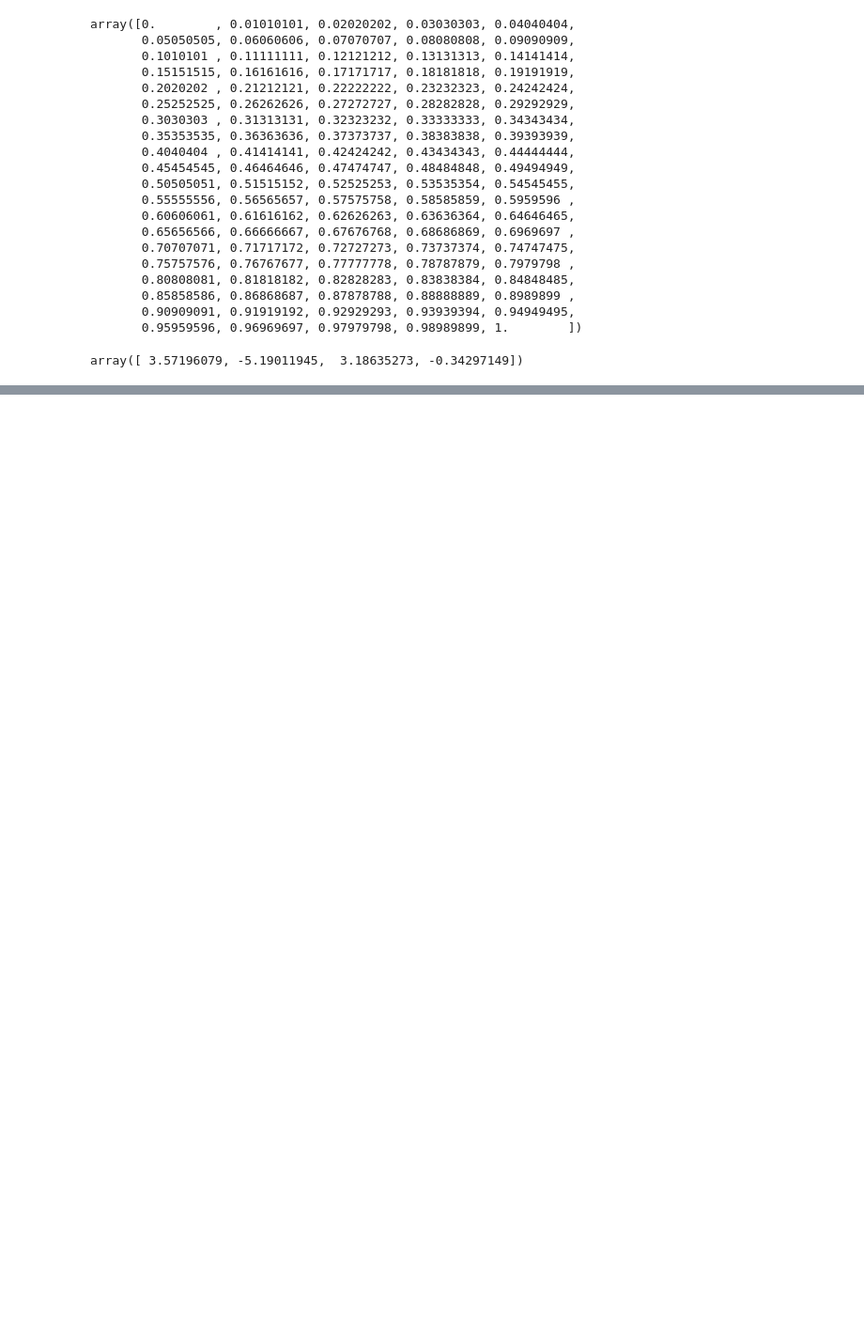
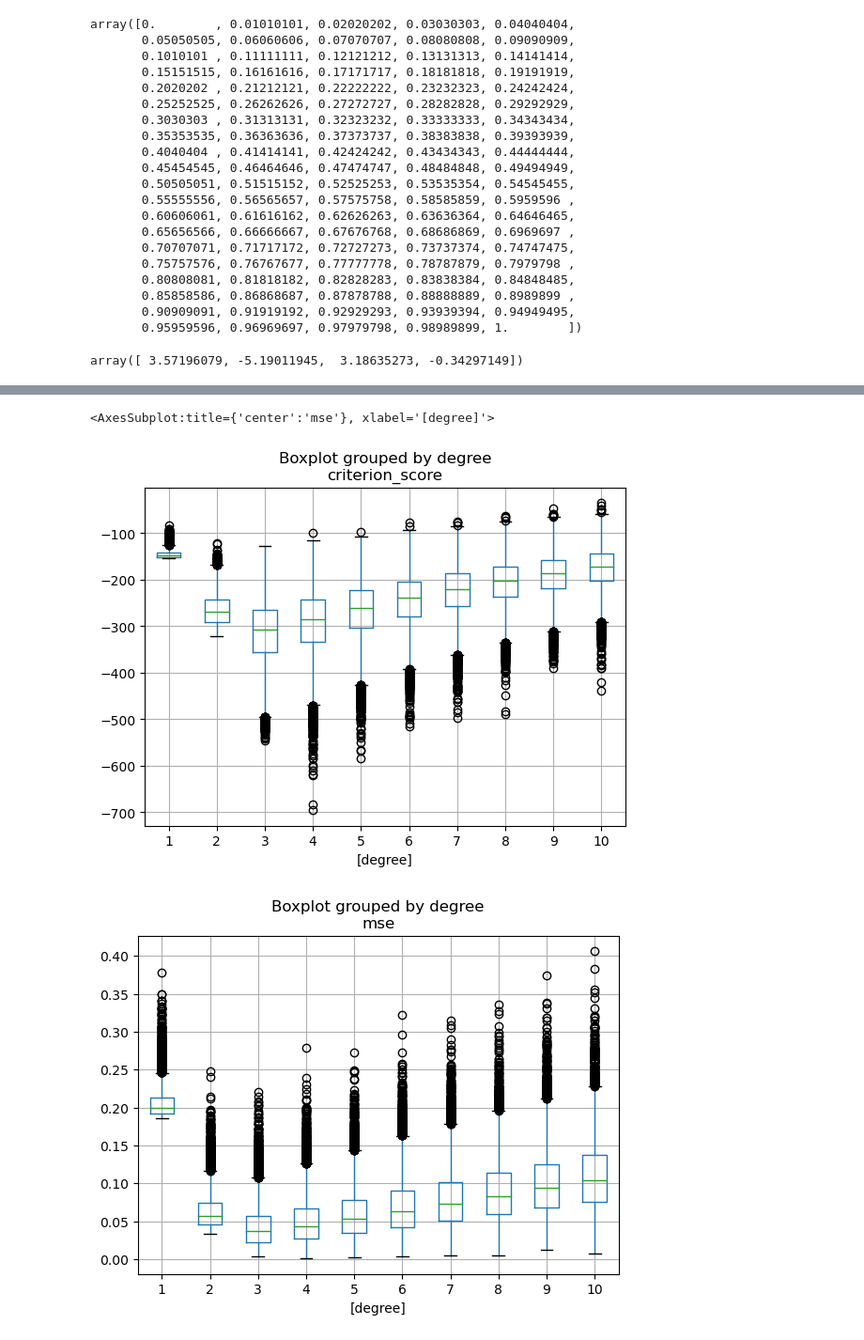
Before and after one commit to data-stepper/latex-university-shit, a Jupyter notebook: Abgaben/Stochastic ML/polynomial_regression.ipynb, the cells around one changed output, grey strips where cells are left out. Shown at 94% size. Cells and saved outputs as stored; diff of their text form; code cells hidden in the pictures; blank space fills up the shorter version.

Commit message:
Today I learned why I should use boxplots

```diff
--- a/Abgaben/Stochastic ML/polynomial_regression.ipynb
+++ b/Abgaben/Stochastic ML/polynomial_regression.ipynb
@@ -82,3 +99,36 @@ def calculate_aic(y: np.ndarray, y_hat: np.ndarray, k: int) -> float:
     n = len(y)
     sigma2 = np.sum((y - y_hat) ** 2) / (n - k - 1)
     return 2 * k + n * np.log(sigma2)
+# %%
+def find_rank(
+    x, y_true, criterion, max_degree: int = 10, n_runs: int = 10000
+) -> pd.DataFrame:
+
+    results = {
+        "degree": [],
+        "criterion_score": [],
+        "mse": [],
+    }
+
+    for degree in range(1, max_degree + 1):
+
+        for _ in range(n_runs):
+            y_observed = y_true + make_eps()
+
+            coefficients = fit_polynomial(x, y_observed, degree)
+            y_hat = np.polyval(coefficients, x)
+
+            # Measure this with y_true or with y_observed?
+            score = criterion(y_true, y_hat, degree + 2)
+
+            mse = np.mean((y_true - y_hat) ** 2)
+
+            results["degree"].append(degree)
+            results["criterion_score"].append(score)
+            results["mse"].append(mse)
+
+    return pd.DataFrame(results)
+# %%
+res = find_rank(x, f_a(x), calculate_bic, max_degree=10, n_runs=10000)
+
+res
@@ -85 +149,8 @@ def calculate_aic(y: np.ndarray, y_hat: np.ndarray, k: int) -> float:
+# %%
+res[[ 'criterion_score', 'degree' ]].boxplot(by='degree')
+res[[ 'mse', 'degree' ]].boxplot(by='degree')
+# %% [output]
+<AxesSubplot:title={'center':'mse'}, xlabel='[degree]'>
+[figure, added]
+[figure, added]
 # %%
```
Also changed, not shown: parts of 5 cells of this notebook.
